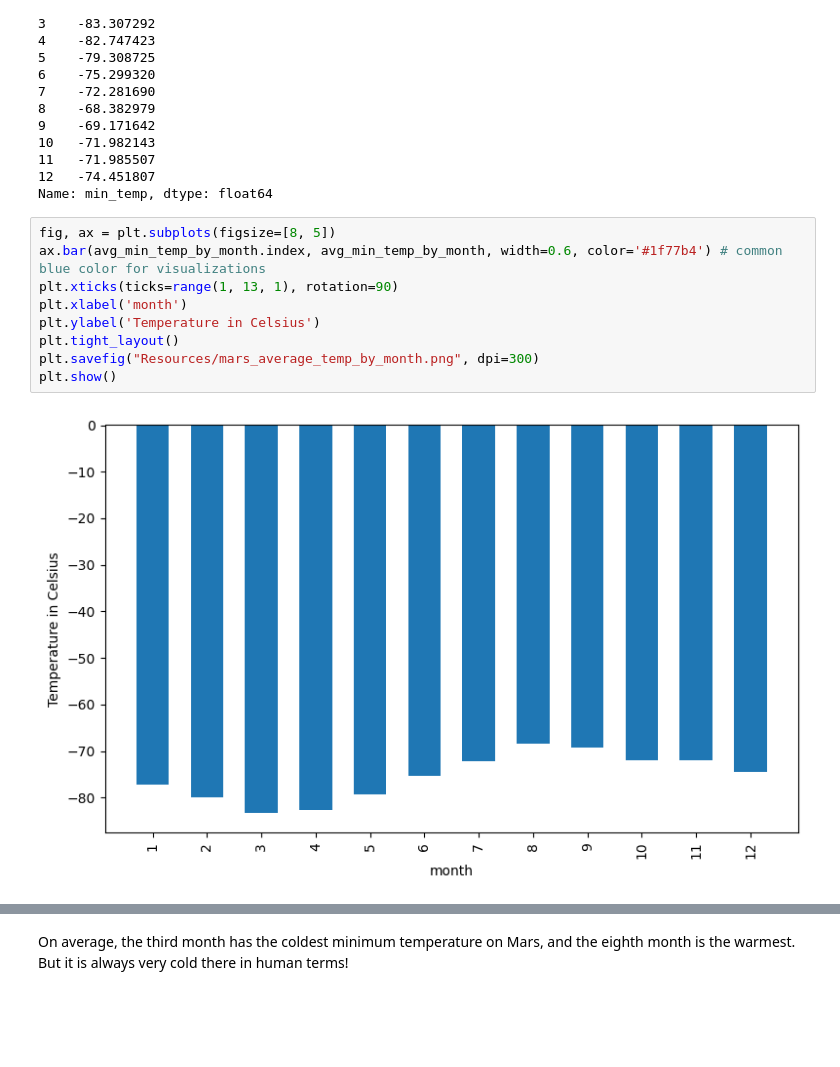
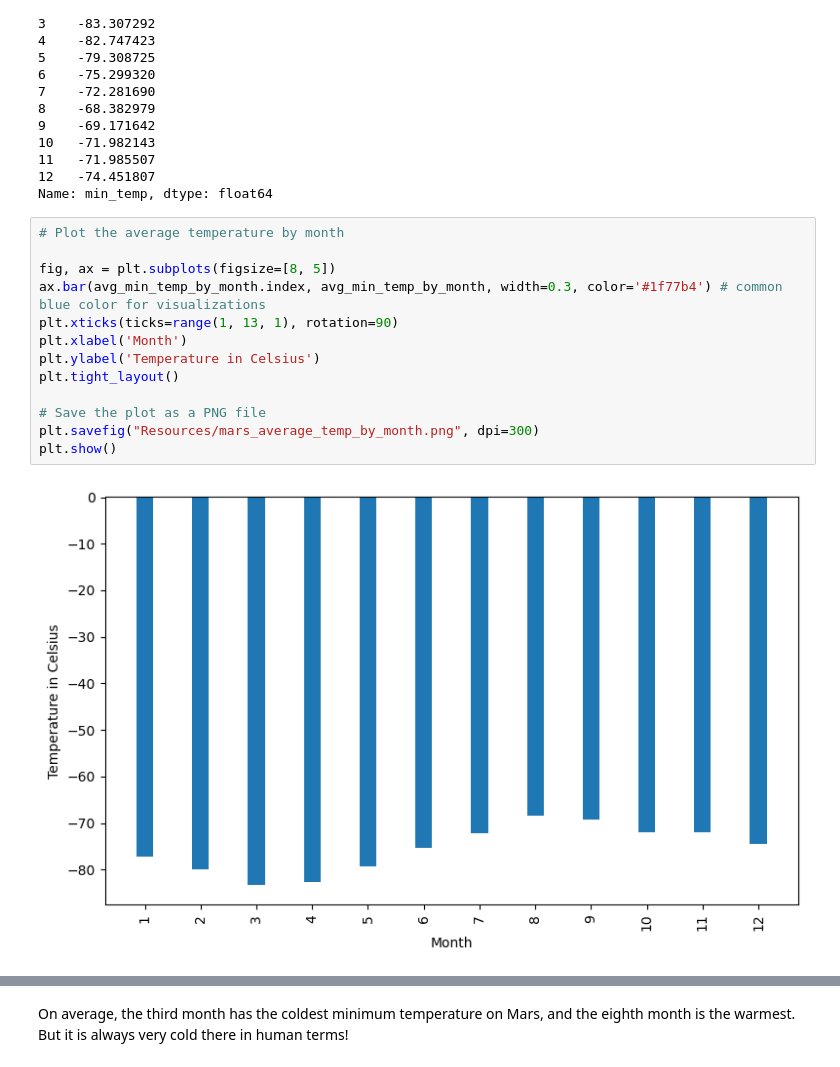
Before and after one commit to aglantzrbc/data-scraping-challenge, a Jupyter notebook: part_2_mars_weather.ipynb, the cells around one changed output, grey strips where cells are left out. Cells and saved outputs as stored; diff of their text form; blank space fills up the shorter version.

```diff
--- a/part_2_mars_weather.ipynb
+++ b/part_2_mars_weather.ipynb
@@ -165,13 +190,17 @@ month
 12   -74.451807
 Name: min_temp, dtype: float64
 # %%
+# Plot the average temperature by month
+
 fig, ax = plt.subplots(figsize=[8, 5])
-ax.bar(avg_min_temp_by_month.index, avg_min_temp_by_month, width=0.6, color='#1f77b4') # common blue color for visualizations
+ax.bar(avg_min_temp_by_month.index, avg_min_temp_by_month, width=0.3, color='#1f77b4') # common blue color for visualizations
 plt.xticks(ticks=range(1, 13, 1), rotation=90)
-plt.xlabel('month')
+plt.xlabel('Month')
 plt.ylabel('Temperature in Celsius')
 plt.tight_layout()
+
+# Save the plot as a PNG file
 plt.savefig("Resources/mars_average_temp_by_month.png", dpi=300)
 plt.show()
 # %% [output]
-[figure, old version]
+[figure, new version]
```
Also changed, not shown: parts of 15 cells of this notebook, 5 other files.
